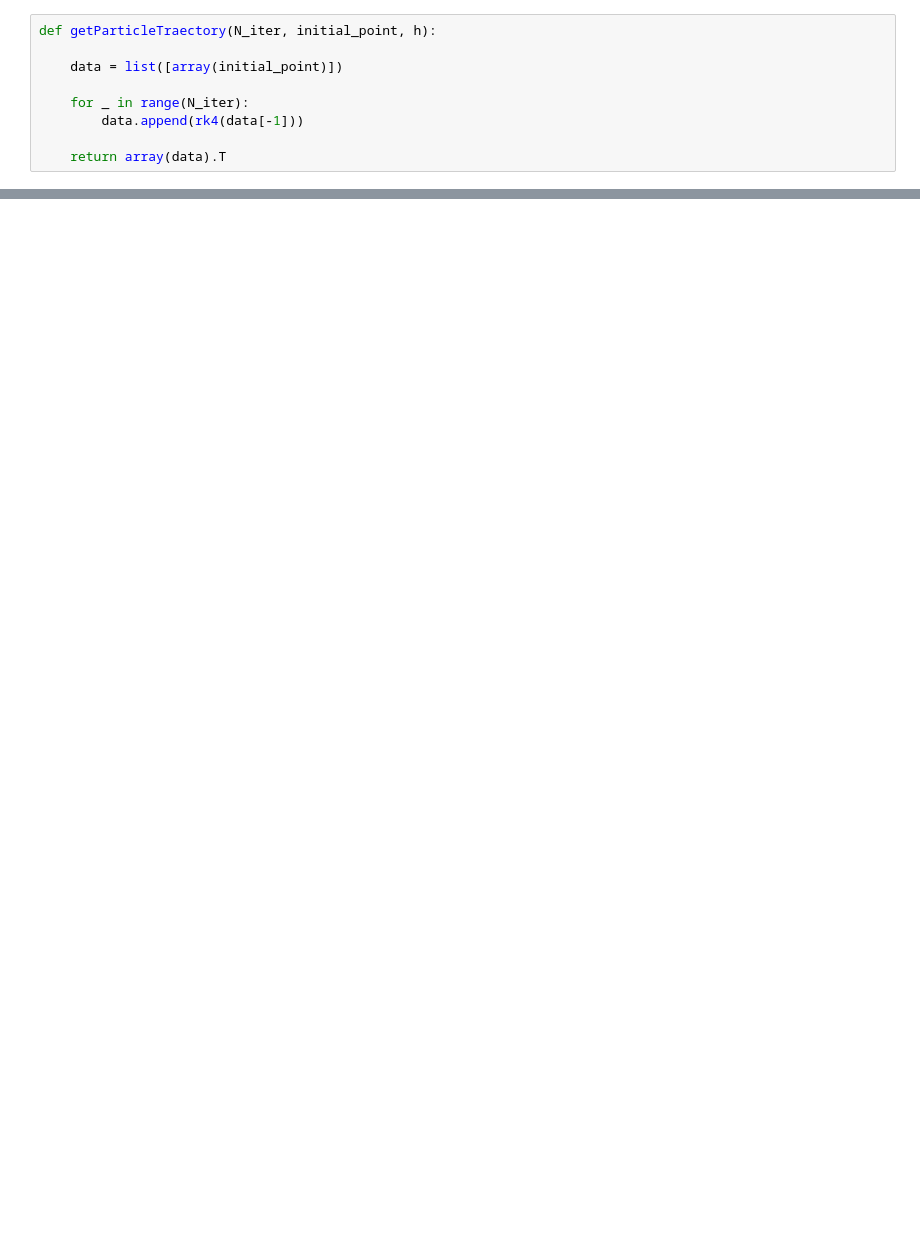
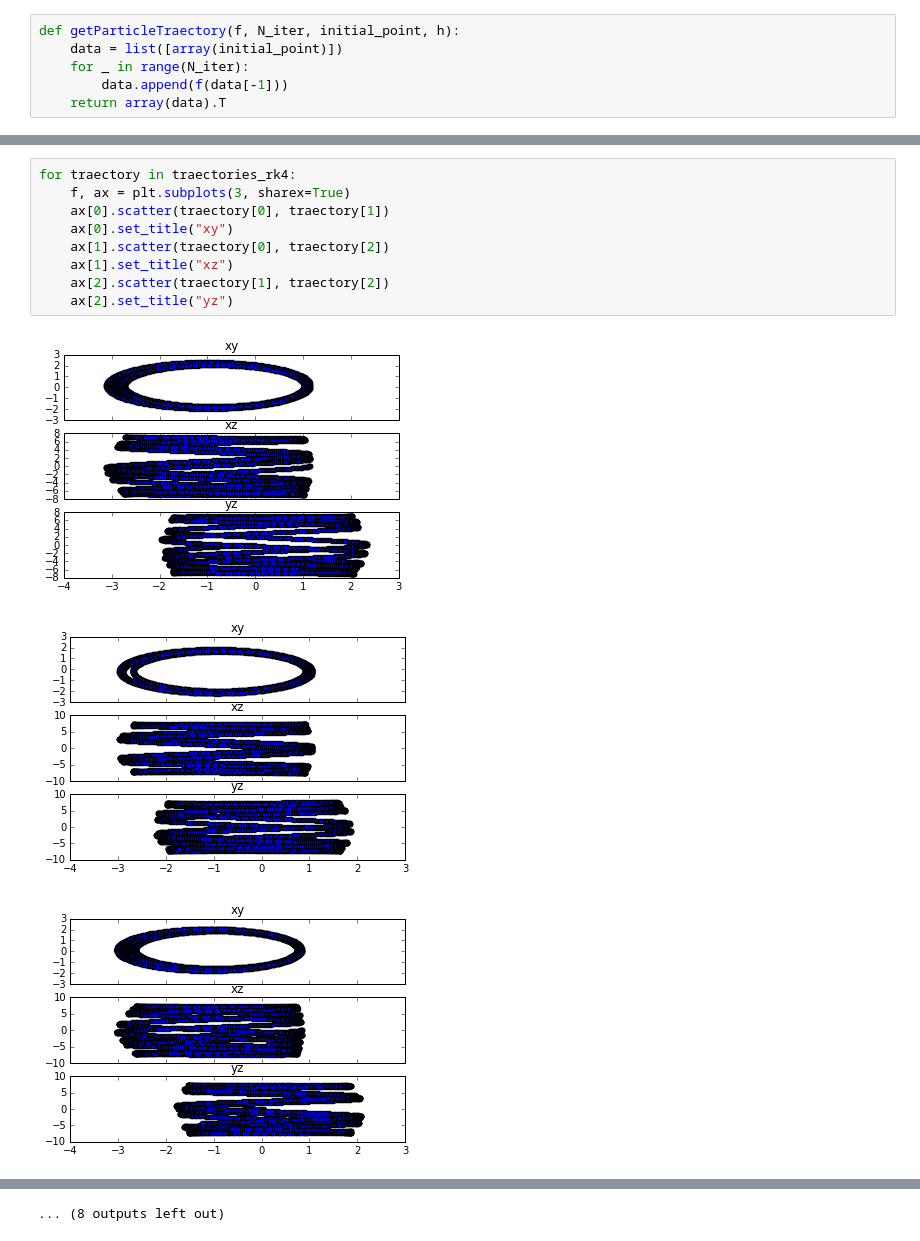
Before and after one commit to aksholokhov/mipt-compmath2016, a Jupyter notebook: Coursach.ipynb, the cells around one changed output, grey strips where cells are left out. Saved outputs shown, nothing was run; the diff lists cells and outputs as text; blank space fills up the shorter version.

```diff
--- a/Coursach.ipynb
+++ b/Coursach.ipynb
@@ -47,11 +93,8 @@ def rk4(yn):
 
     return yn + h/6.*(k1 + 2*k2 + 2*k3 + k4)
 # %%
-def getParticleTraectory(N_iter, initial_point, h):
-
+def getParticleTraectory(f, N_iter, initial_point, h):
     data = list([array(initial_point)])
-
     for _ in range(N_iter):
-        data.append(rk4(data[-1]))
-
+        data.append(f(data[-1]))
     return array(data).T
@@ -100,0 +280,13 @@ for traectory in traectories:
+# %%
+for traectory in traectories_rk4:
+    f, ax = plt.subplots(3, sharex=True)
+    ax[0].scatter(traectory[0], traectory[1])
+    ax[0].set_title("xy")
+    ax[1].scatter(traectory[0], traectory[2])
+    ax[1].set_title("xz")
+    ax[2].scatter(traectory[1], traectory[2])
+    ax[2].set_title("yz")
+# %% [output]
+[figure, added]
+[figure, added]
+[figure, added]
@@ -100,0 +302 @@ for traectory in traectories:
+... (8 outputs left out)
```
Also changed, not shown: parts of 39 cells of this notebook.
